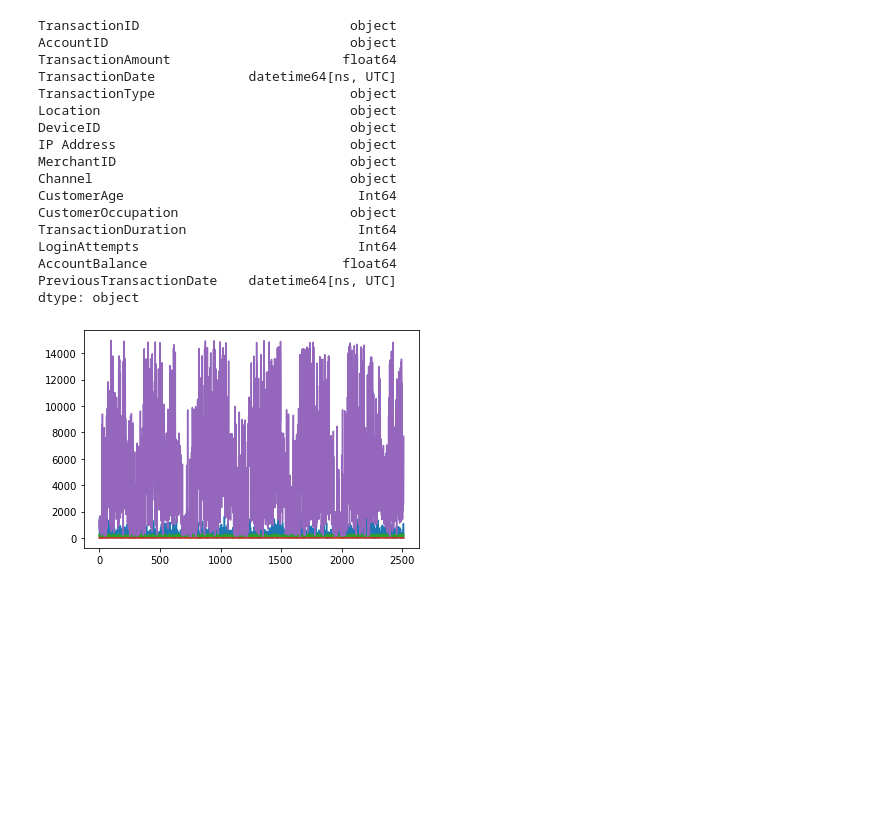
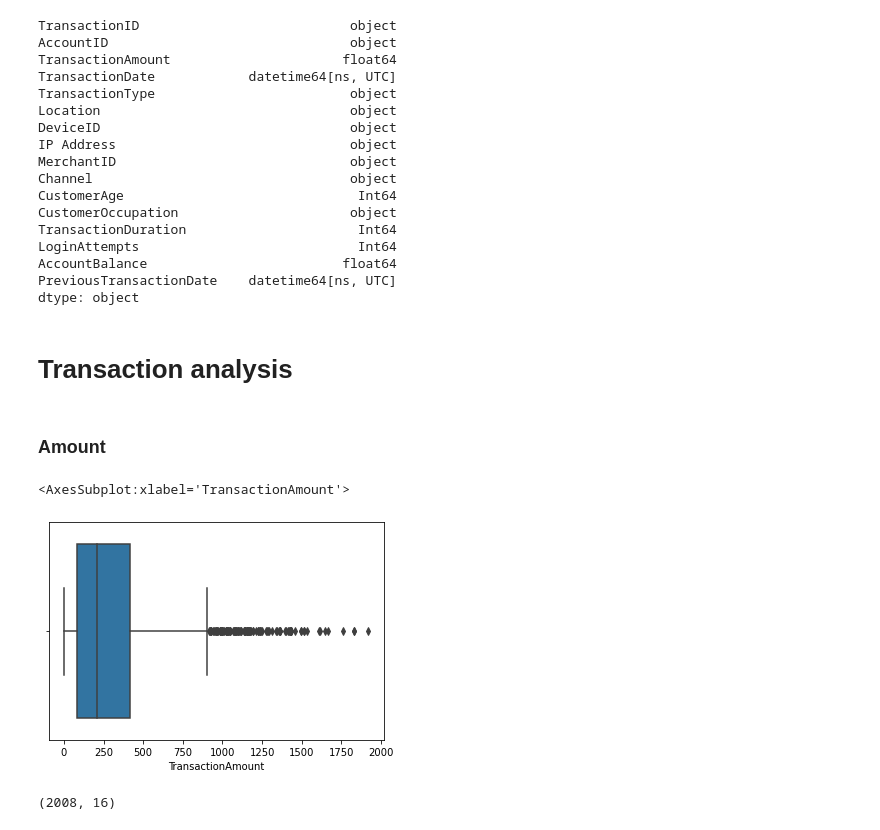
Before and after one commit to Sodiqlef/Customer-Transaction-Analysis, a Jupyter notebook: Untitled.ipynb, the cells around one changed output. Cells and saved outputs as stored; diff of their text form; code cells hidden in the pictures; blank space fills up the shorter version.

```diff
--- a/Untitled.ipynb
+++ b/Untitled.ipynb
@@ -87,12 +89,21 @@ LoginAttempts                            Int64
 AccountBalance                         float64
 PreviousTransactionDate    datetime64[ns, UTC]
 dtype: object
+# %% [markdown]
+# Transaction analysis
+# %% [markdown]
+### Amount
 # %%
 # Transaction amount distribution
 
-df[]
+sns.boxplot(x=df["TransactionAmount"])
+# %% [output]
+<AxesSubplot:xlabel='TransactionAmount'>
+[figure, added]
-# %%
-for col in num_cols:
-    df[col].plot();
-# %% [output]
-[figure, removed]
+# %%
+#Remove outliers in transaction amount
+df["TransactionAmount"].quantile([0.1, 0.9])
+df = df[df["TransactionAmount"].between(low,high)]
+df.shape
+# %% [output]
+(2008, 16)
```
Also changed, not shown: parts of 13 cells of this notebook.
